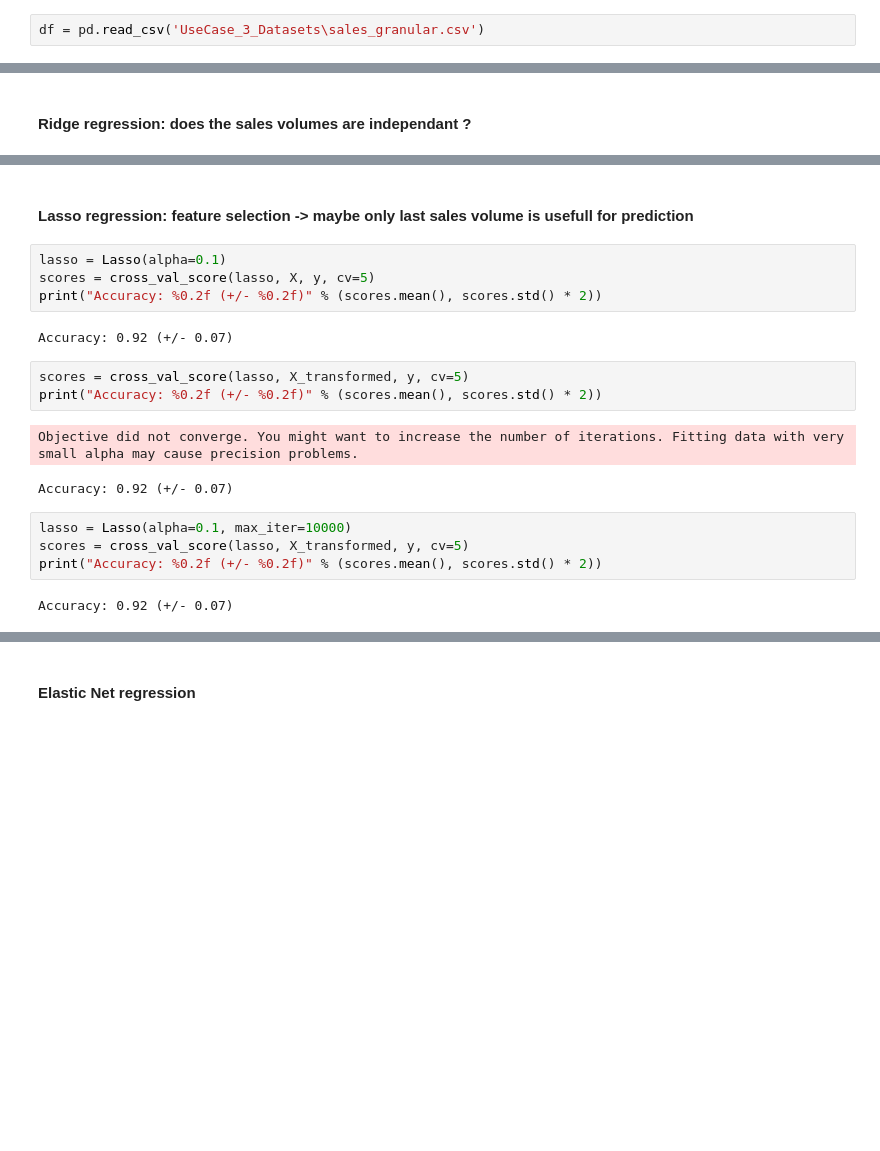
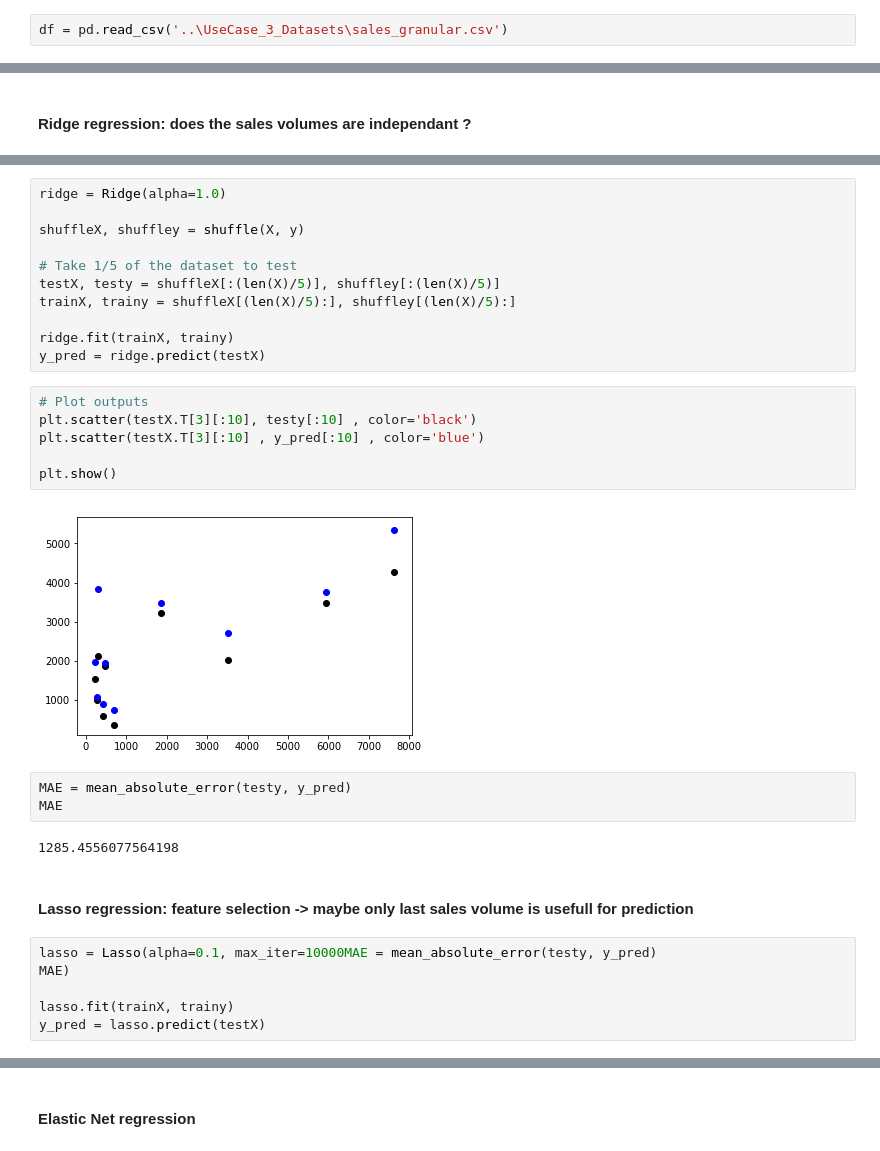
Before and after one commit to enrabre/Sales-forecast, a Jupyter notebook: pmi.ipynb, the cells around one changed output, grey strips where cells are left out. Cells and saved outputs as stored; diff of their text form; blank space fills up the shorter version.

```diff
--- a/pmi.ipynb
+++ b/pmi.ipynb
@@ -30,7 +30,7 @@ import numpy as np
 # %% [markdown]
 ## Data cleaning
 # %%
-df = pd.read_csv('UseCase_3_Datasets\sales_granular.csv')
+df = pd.read_csv('..\UseCase_3_Datasets\sales_granular.csv')
 # %%
 df.head()
 # %% [output]
@@ -258,20 +314,32 @@ Accuracy: 0.92 (+/- 0.07)
+# %%
+ridge = Ridge(alpha=1.0)
+
+shuffleX, shuffley = shuffle(X, y)
+
+# Take 1/5 of the dataset to test
+testX, testy = shuffleX[:(len(X)/5)], shuffley[:(len(X)/5)]
+trainX, trainy = shuffleX[(len(X)/5):], shuffley[(len(X)/5):]
+
+ridge.fit(trainX, trainy)
+y_pred = ridge.predict(testX)
+# %%
+# Plot outputs
+plt.scatter(testX.T[3][:10], testy[:10] , color='black')
+plt.scatter(testX.T[3][:10] , y_pred[:10] , color='blue')
+
+plt.show()
+# %% [output]
+[figure, added]
+# %%
+MAE = mean_absolute_error(testy, y_pred)
+MAE
+# %% [output]
+1285.4556077564198
 # %% [markdown]
 #### Lasso regression: feature selection -> maybe only last sales volume is usefull for prediction
-# %%
-lasso = Lasso(alpha=0.1)
-scores = cross_val_score(lasso, X, y, cv=5)
-print("Accuracy: %0.2f (+/- %0.2f)" % (scores.mean(), scores.std() * 2))
-# %% [output]
-Accuracy: 0.92 (+/- 0.07)
-# %%
-scores = cross_val_score(lasso, X_transformed, y, cv=5)
-print("Accuracy: %0.2f (+/- %0.2f)" % (scores.mean(), scores.std() * 2))
-# %% [output]
-Objective did not converge. You might want to increase the number of iterations. Fitting data with very small alpha may cause precision problems.
-Accuracy: 0.92 (+/- 0.07)
-# %%
-lasso = Lasso(alpha=0.1, max_iter=10000)
-scores = cross_val_score(lasso, X_transformed, y, cv=5)
-print("Accuracy: %0.2f (+/- %0.2f)" % (scores.mean(), scores.std() * 2))
-# %% [output]
-Accuracy: 0.92 (+/- 0.07)
+# %%
+lasso = Lasso(alpha=0.1, max_iter=10000MAE = mean_absolute_error(testy, y_pred)
+MAE)
+
+lasso.fit(trainX, trainy)
+y_pred = lasso.predict(testX)
```
Also changed, not shown: parts of 35 cells of this notebook.
